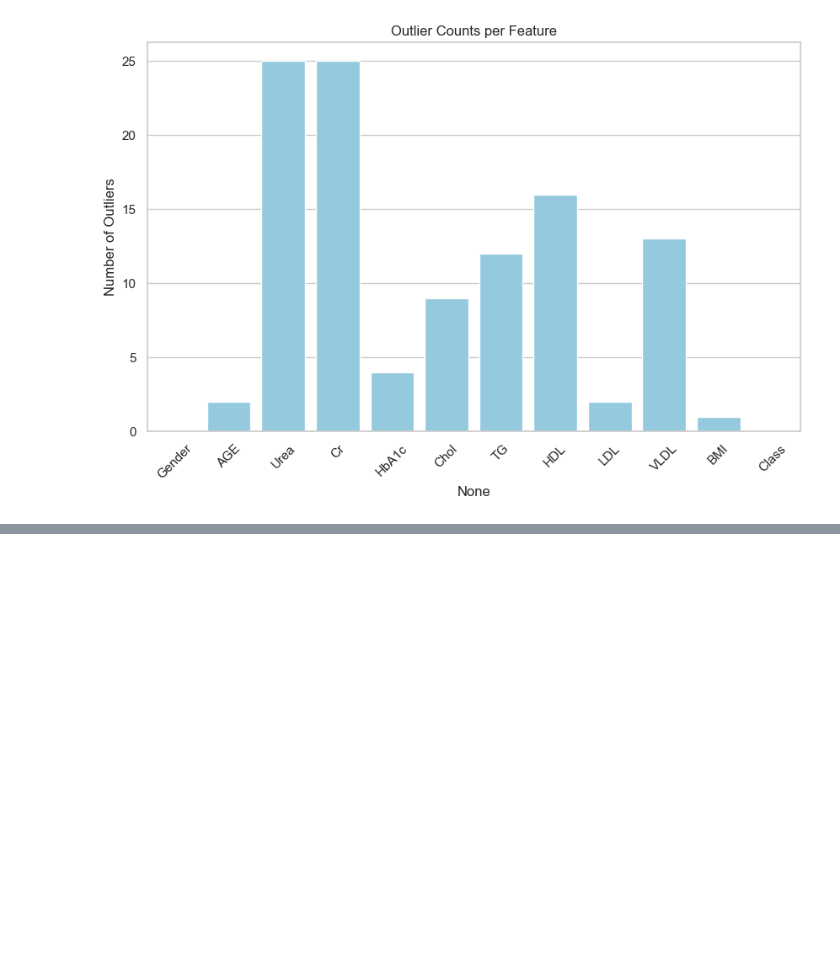
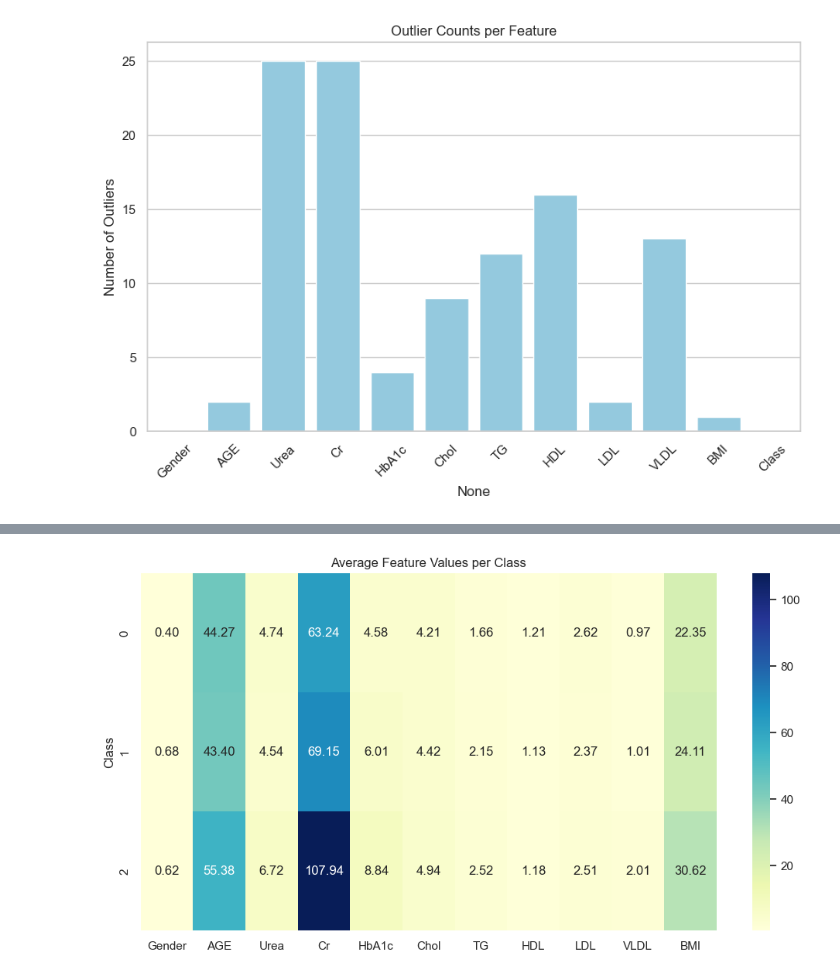
Before and after one commit to Sambridhiiii/Multiclass-Diabetes-Analysis, a Jupyter notebook: main.ipynb, the cells around one changed output, grey strips where cells are left out. Saved outputs shown, nothing was run; the diff lists cells and outputs as text; code cells hidden in the pictures; blank space fills up the shorter version.

```diff
--- a/main.ipynb
+++ b/main.ipynb
@@ -502,0 +375,9 @@ weighted avg       0.98      0.98      0.98        53
+# %%
+group_stats = df.groupby("Class").mean()
+
+plt.figure(figsize=(12,6))
+sns.heatmap(group_stats, annot=True, cmap="YlGnBu", fmt=".2f")
+plt.title("Average Feature Values per Class")
+plt.show()
+# %% [output]
+[figure, added]
```
Also changed, not shown: parts of 37 cells of this notebook.
